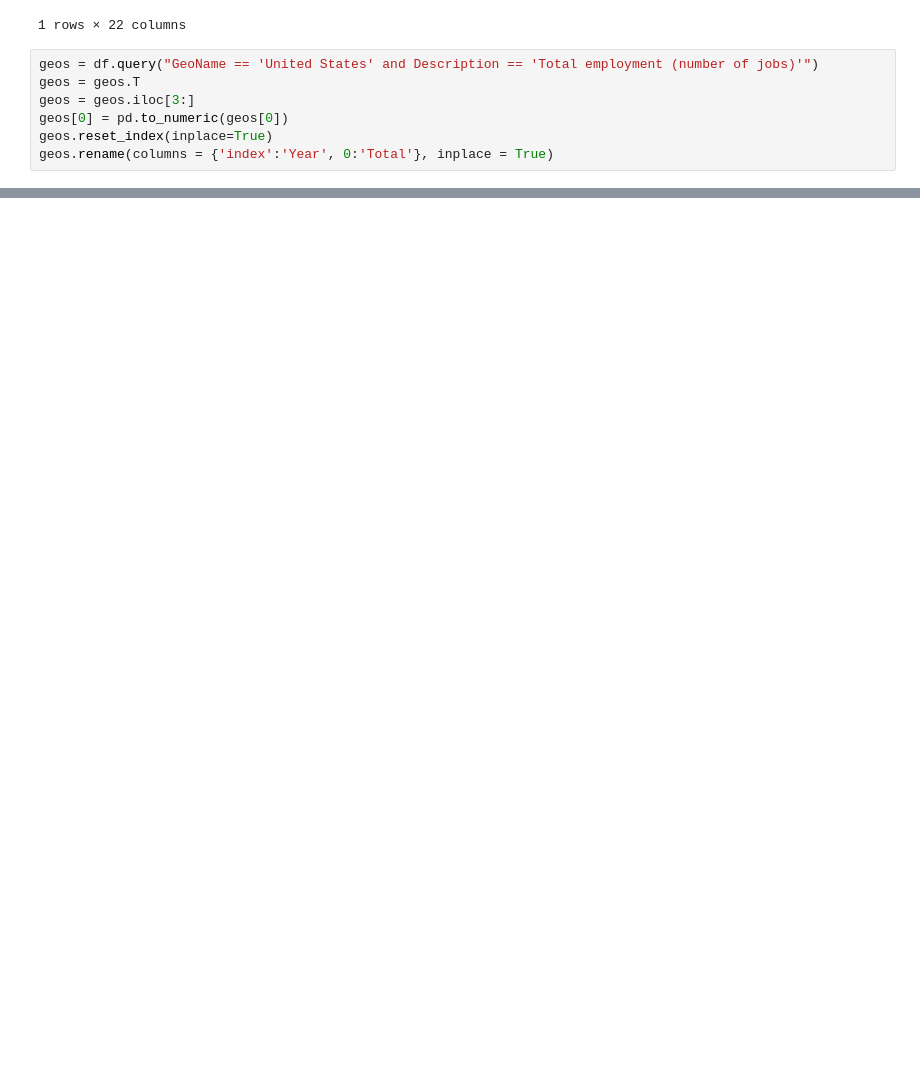
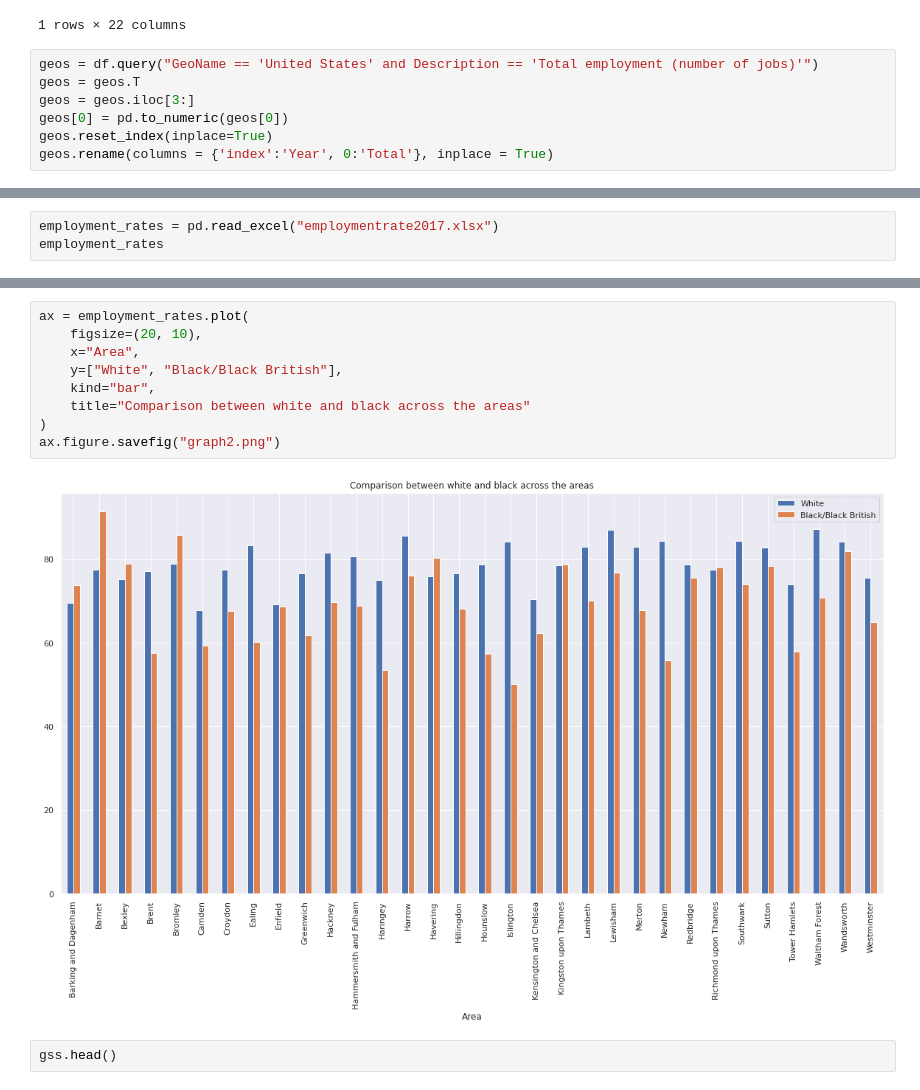
Before and after one commit to EarthmanAman/shared, a Jupyter notebook: 3 graphs.ipynb, the cells around one changed output, grey strips where cells are left out. Drawn from its saved outputs; the diff is of its cells as text; blank space fills up the shorter version.

```diff
--- a/3 graphs.ipynb
+++ b/3 graphs.ipynb
@@ -64,0 +65,3 @@ ax.figure.savefig("test.png")
+# %%
+employment_rates = pd.read_excel("employmentrate2017.xlsx")
+employment_rates
@@ -64,0 +86,13 @@ ax.figure.savefig("test.png")
+# %%
+ax = employment_rates.plot(
+    figsize=(20, 10),
+    x="Area",
+    y=["White", "Black/Black British"],
+    kind="bar",
+    title="Comparison between white and black across the areas"
+)
+ax.figure.savefig("graph2.png")
+# %% [output]
+[figure, added]
+# %%
+gss.head()
```
Also changed, not shown: parts of 2 cells of this notebook, 5 other files.
